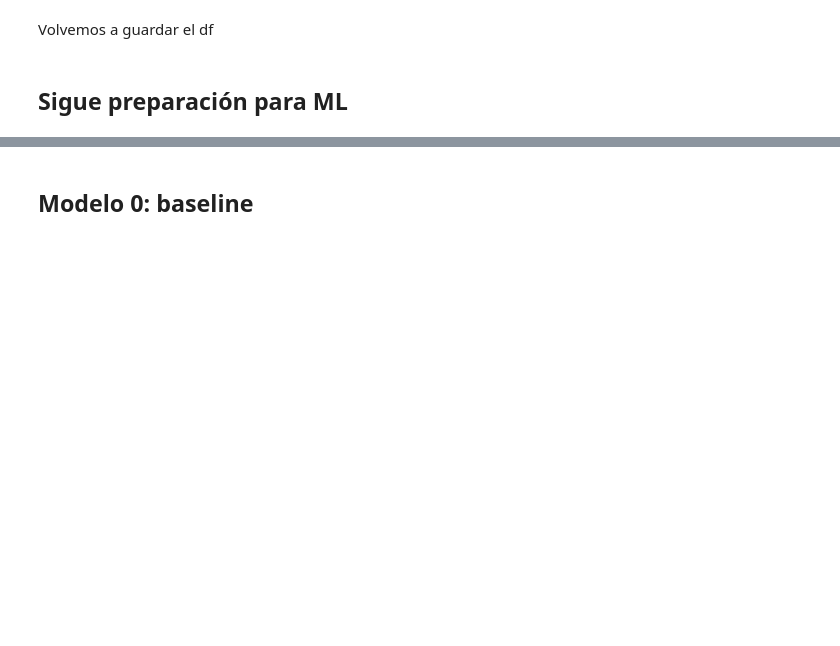
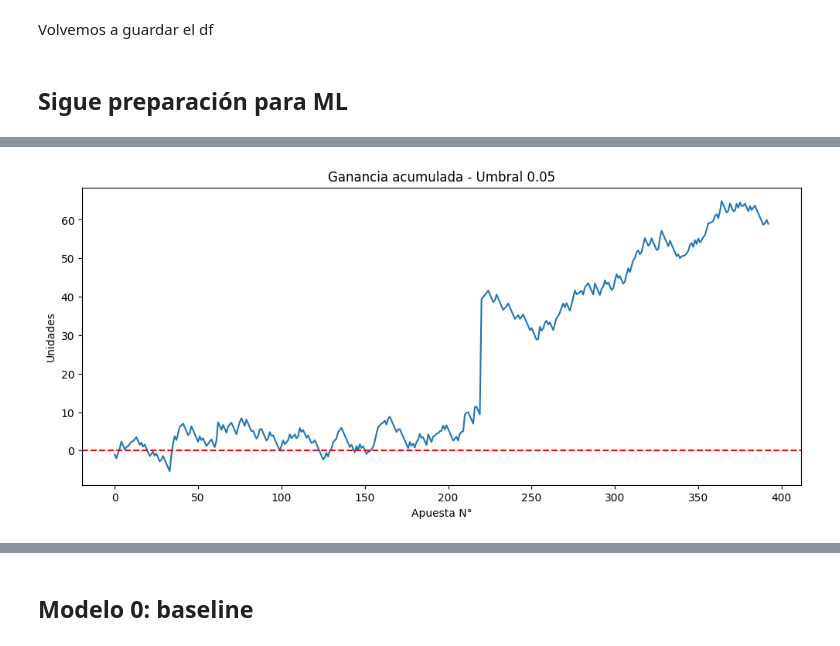
Before and after one commit to ichiP245/my-next-soderling, a Jupyter notebook: Notebooks/ModeloSoderling.ipynb, the cells around one changed output, grey strips where cells are left out. Saved outputs shown, nothing was run; the diff lists cells and outputs as text; code cells hidden in the pictures; blank space fills up the shorter version.

Commit message:
Accuracy par con casas de apuestas

```diff
--- a/Notebooks/ModeloSoderling.ipynb
+++ b/Notebooks/ModeloSoderling.ipynb
@@ -163,0 +409,23 @@ X_train, X_test, y_train, y_test = train_test_split(X, y, train_size=0.8, random
+# %%
+import matplotlib.pyplot as plt
+
+bets_A = df_test[df_test['edge_A'] > 0.05].copy()
+bets_B = df_test[df_test['edge_B'] > 0.05].copy()
+
+bets_A['retorno'] = bets_A.apply(
+    lambda r: (r['cuota_A'] - 1) if r['y_true'] == 1 else -1, axis=1)
+bets_B['retorno'] = bets_B.apply(
+    lambda r: (r['cuota_B'] - 1) if r['y_true'] == 0 else -1, axis=1)
+
+# Combinar y ordenar por índice (que refleja orden temporal)
+todas_bets = pd.concat([bets_A, bets_B]).sort_index()
+
+# Curva acumulada
+todas_bets['retorno'].cumsum().reset_index(drop=True).plot(figsize=(12, 5))
+plt.axhline(0, color='red', linestyle='--')
+plt.title('Ganancia acumulada - Umbral 0.05')
+plt.xlabel('Apuesta N°')
+plt.ylabel('Unidades')
+plt.show()
+# %% [output]
+[figure, added]
```
Also changed, not shown: parts of 22 cells of this notebook.
